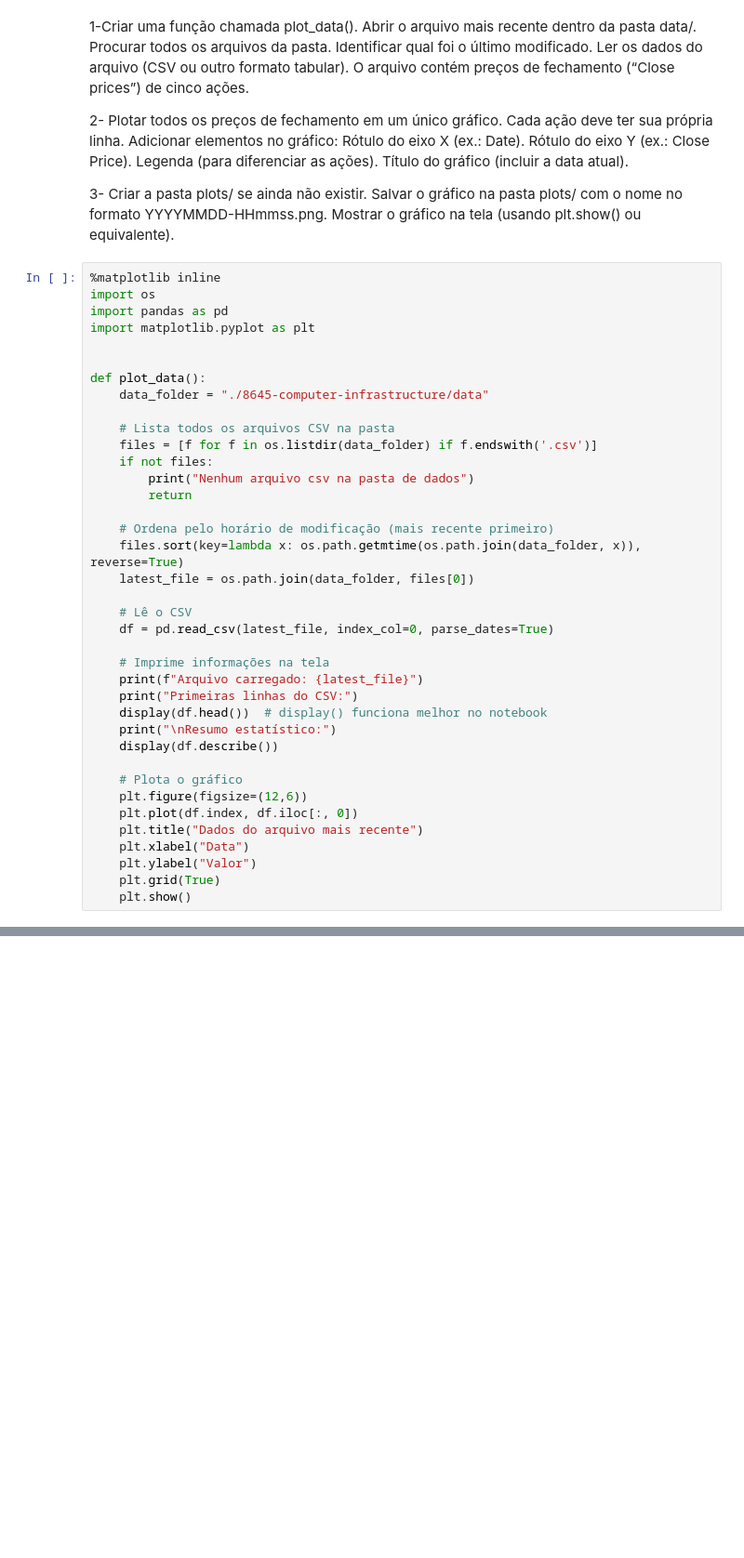
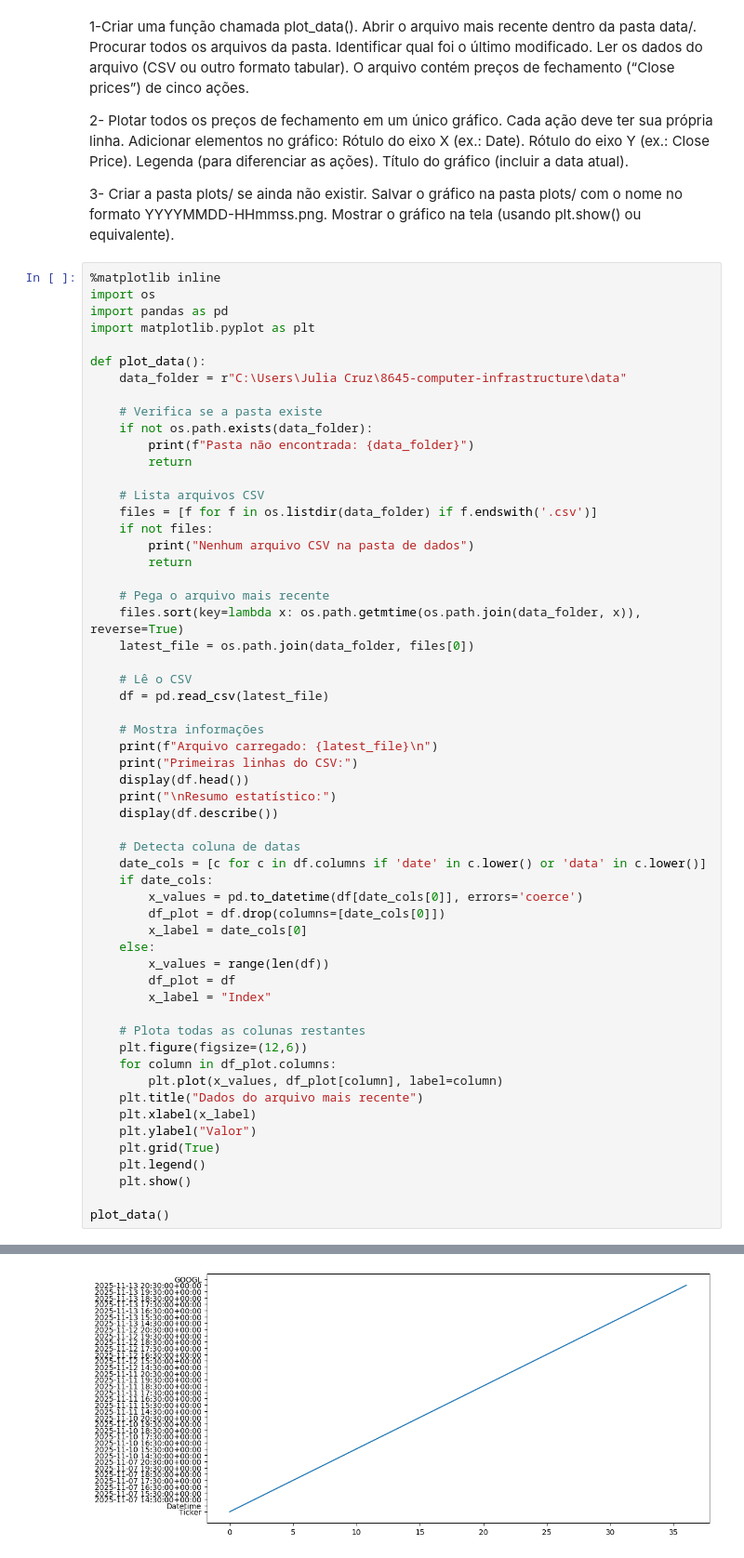
Before and after one commit to juliacruz97/8645-computer-infrastructure, a Jupyter notebook: problems.ipynb, the cells around one changed output, grey strips where cells are left out. Shown at 93% size. Drawn from its saved outputs; the diff is of its cells as text; blank space fills up the shorter version.

```diff
--- a/problems.ipynb
+++ b/problems.ipynb
@@ -65,35 +65,55 @@ import os
 import pandas as pd
 import matplotlib.pyplot as plt
 
+def plot_data():
+    data_folder = r"C:\Users\Julia Cruz\8645-computer-infrastructure\data"
 
-def plot_data():
-    data_folder = "./8645-computer-infrastructure/data"
+    # Verifica se a pasta existe
+    if not os.path.exists(data_folder):
+        print(f"Pasta não encontrada: {data_folder}")
+        return
 
-    # Lista todos os arquivos CSV na pasta
+    # Lista arquivos CSV
     files = [f for f in os.listdir(data_folder) if f.endswith('.csv')]
     if not files:
-        print("Nenhum arquivo csv na pasta de dados")
+        print("Nenhum arquivo CSV na pasta de dados")
         return
 
-    # Ordena pelo horário de modificação (mais recente primeiro)
+    # Pega o arquivo mais recente
     files.sort(key=lambda x: os.path.getmtime(os.path.join(data_folder, x)), reverse=True)
     latest_file = os.path.join(data_folder, files[0])
 
     # Lê o CSV
-    df = pd.read_csv(latest_file, index_col=0, parse_dates=True)
+    df = pd.read_csv(latest_file)
 
-    # Imprime informações na tela
-    print(f"Arquivo carregado: {latest_file}")
+    # Mostra informações
+    print(f"Arquivo carregado: {latest_file}\n")
     print("Primeiras linhas do CSV:")
-    display(df.head())  # display() funciona melhor no notebook
+    display(df.head())
     print("\nResumo estatístico:")
     display(df.describe())
 
-    # Plota o gráfico
+    # Detecta coluna de datas
+    date_cols = [c for c in df.columns if 'date' in c.lower() or 'data' in c.lower()]
+    if date_cols:
+        x_values = pd.to_datetime(df[date_cols[0]], errors='coerce')
+        df_plot = df.drop(columns=[date_cols[0]])
+        x_label = date_cols[0]
+    else:
+        x_values = range(len(df))
+        df_plot = df
+        x_label = "Index"
+
+    # Plota todas as colunas restantes
     plt.figure(figsize=(12,6))
-    plt.plot(df.index, df.iloc[:, 0])
+    for column in df_plot.columns:
+        plt.plot(x_values, df_plot[column], label=column)
     plt.title("Dados do arquivo mais recente")
-    plt.xlabel("Data")
+    plt.xlabel(x_label)
     plt.ylabel("Valor")
     plt.grid(True)
+    plt.legend()
     plt.show()
+
+plot_data()
+# %% [output]
@@ -99,0 +136 @@ def plot_data():
+[figure, added]
```
Also changed, not shown: parts of 1 cell of this notebook.
